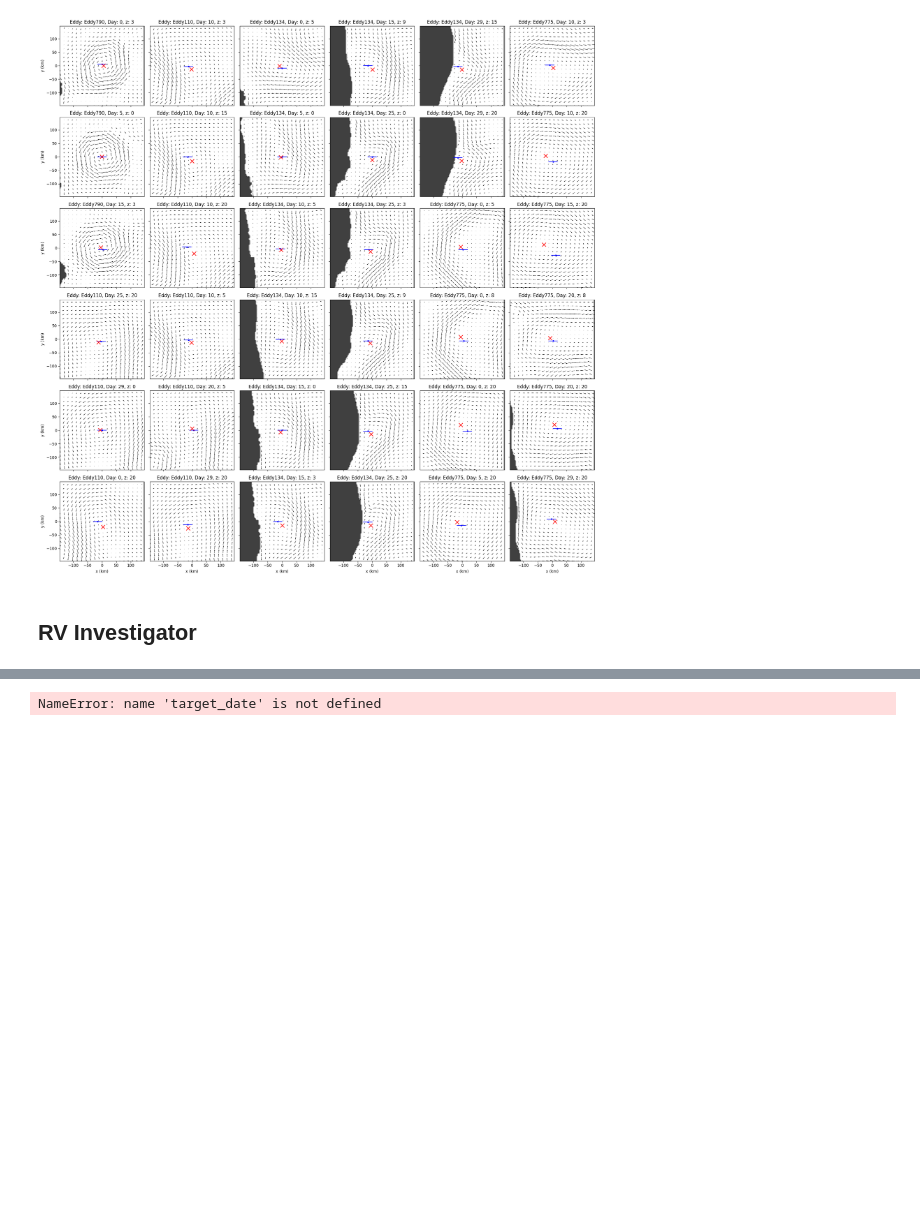
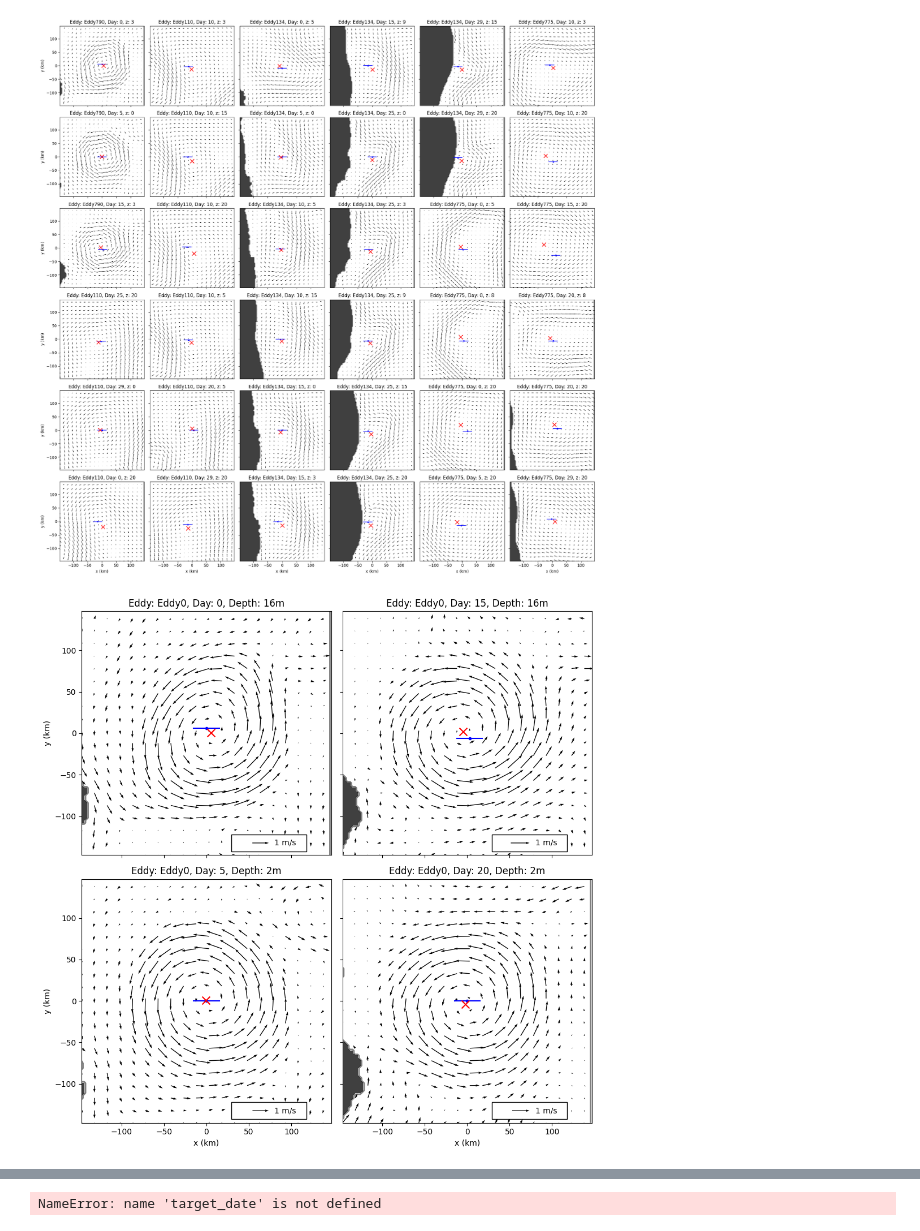
Before and after one commit to regdowse/UNSW-MRes, a Jupyter notebook: MRes/Chapter1/MOCA1.ipynb, the cells around one changed output, grey strips where cells are left out. Drawn from its saved outputs; the diff is of its cells as text; code cells hidden in the pictures; blank space fills up the shorter version.

```diff
--- a/MRes/Chapter1/MOCA1.ipynb
+++ b/MRes/Chapter1/MOCA1.ipynb
@@ -678,5 +694,72 @@ plt.tight_layout()
 plt.show()
 # %% [output]
 [figure]
-# %% [markdown]
-## RV Investigator
+# %%
+df_MOCA_PAPER = pd.DataFrame({
+    'Eddy': ['Eddy790', 'Eddy790', 'Eddy790', 'Eddy790'],
+    'Day': [0, 5, 15, 20],
+    'z': [3, 0, 3, 0]
+    })
+
+rows, cols = 2, 2
+
+fig, axs = plt.subplots(rows, cols, figsize=(10, 10), sharey=True, sharex=True)
+
+for k in range(len(df_MOCA_PAPER)):
+
+    ax = axs[k % rows, k//rows]
+
+    df_rel = df_MOCA_PAPER.iloc[k]
+    eddy, t, depth_lvl = df_rel['Eddy'], df_rel['Day'], df_rel['z']
+
+    x_roms, y_roms = sample_data[eddy]['T'+str(t)]['x']/1000, sample_data[eddy]['T'+str(t)]['y']/1000
+    X_roms, Y_roms, dx_roms = *np.meshgrid(x_roms, y_roms), x_roms[1]-x_roms[0]
+
+
+    u_roms = sample_data[eddy]['T'+str(t)]['U'][:, :, depth_lvl]
+    v_roms = sample_data[eddy]['T'+str(t)]['V'][:, :, depth_lvl]
+
+    spacing = 5
+    quiv = ax.quiver(X_roms[::spacing, ::spacing], Y_roms[::spacing, ::spacing], u_roms[::spacing, ::spacing].T, v_roms[::spacing, ::spacing].T)
+
+    df_rel = df_MOCA[(df_MOCA['Eddy']==eddy) & (df_MOCA['Day']==t) & (df_MOCA['z']==depth_lvl)]
+
+    xc, yc, nic, njc, depth, w = df_rel['xc'], df_rel['yc'], df_rel['nic'], df_rel['njc'], df_rel['Depth'], df_rel['w']
+
+    ax.plot(X_roms[nic, njc], Y_roms[nic, njc], marker='.', color='b')
+    ax.plot([X_roms[nic, njc-r_roms], X_roms[nic, njc+r_roms]], [Y_roms[nic, njc-r_roms], Y_roms[nic, njc+r_roms]], 'b', zorder=3)
+
+    ax.scatter(xc, yc, marker='x', s=100, color='r', zorder=4)
+
+    if np.any(np.isnan(u_roms)):
+        nan_mask = np.isnan(u_roms)
+        mask = np.where(~np.isnan(u_roms), np.nan, 0)
+        ax.contourf(X_roms, Y_roms, mask.T, cmap='gray', zorder=-1)
+        ax.contour(X_roms, Y_roms, nan_mask.T, colors='k', linewidths=2, alpha=.5)
+
+    ax.set_title(f'Eddy: Eddy{the_frontier_eddies.index(eddy)}, Day: {t}, Depth: {-round(z_r[150, 150, depth_lvl])}m')
+
+    if k % rows == rows - 1:
+        ax.set_xlabel('x (km)')
+    if k < rows:
+        ax.set_ylabel('y (km)')
+
+    # ax.text(-0.1, 1.05, 'd)', transform=ax.transAxes, fontsize=12, fontweight='bold')
+
+    # ax.axis('equal')
+
+    magnitude = 1
+    x_pos, y_pos = 0.75, 0.05
+    box_width = 0.3  # Adjust width as needed
+    box_height = 0.07  # Adjust height as needed
+    rect = Rectangle((x_pos - box_width / 2, y_pos - box_height / 2),
+                           box_width, box_height, transform=ax.transAxes,
+                           facecolor='white', edgecolor='black')
+    ax.add_patch(rect)
+    ax.quiverkey(quiv, X=x_pos, Y=y_pos, U=magnitude,
+                 label=f'{magnitude} m/s', labelpos='E')
+
+plt.tight_layout()
+plt.show()
+# %% [output]
+[figure, added]
```
Also changed, not shown: parts of 9 cells of this notebook, 3 other files.
